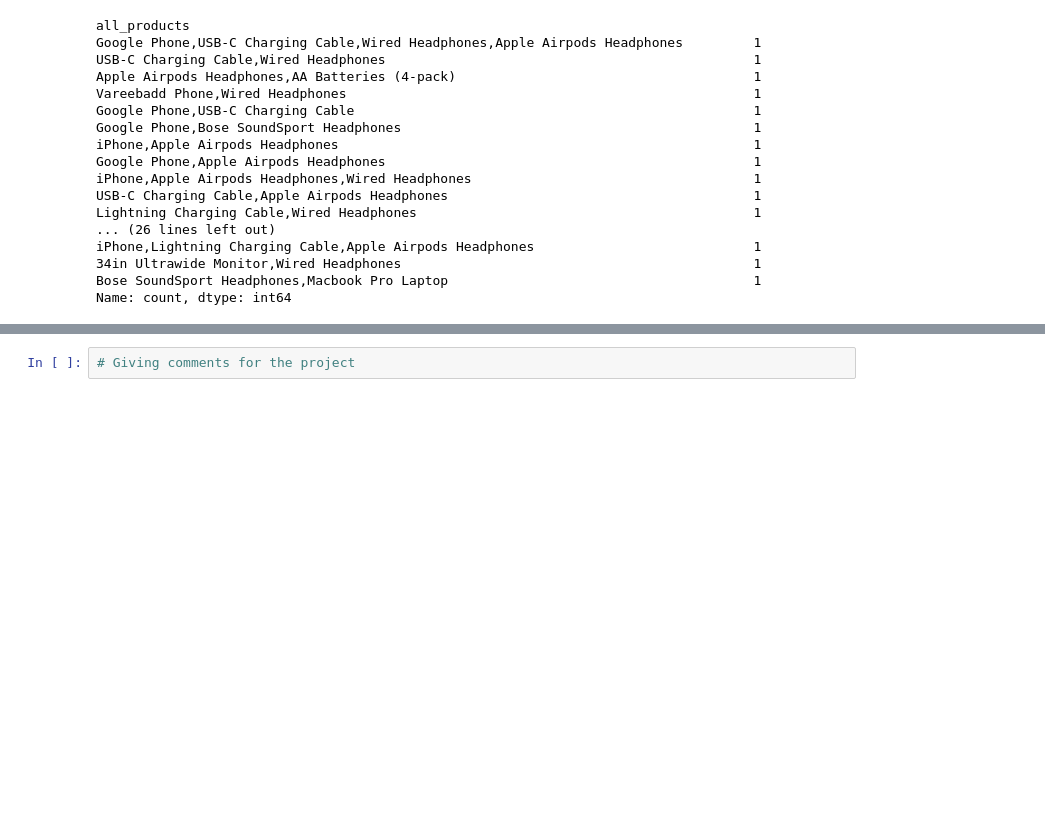
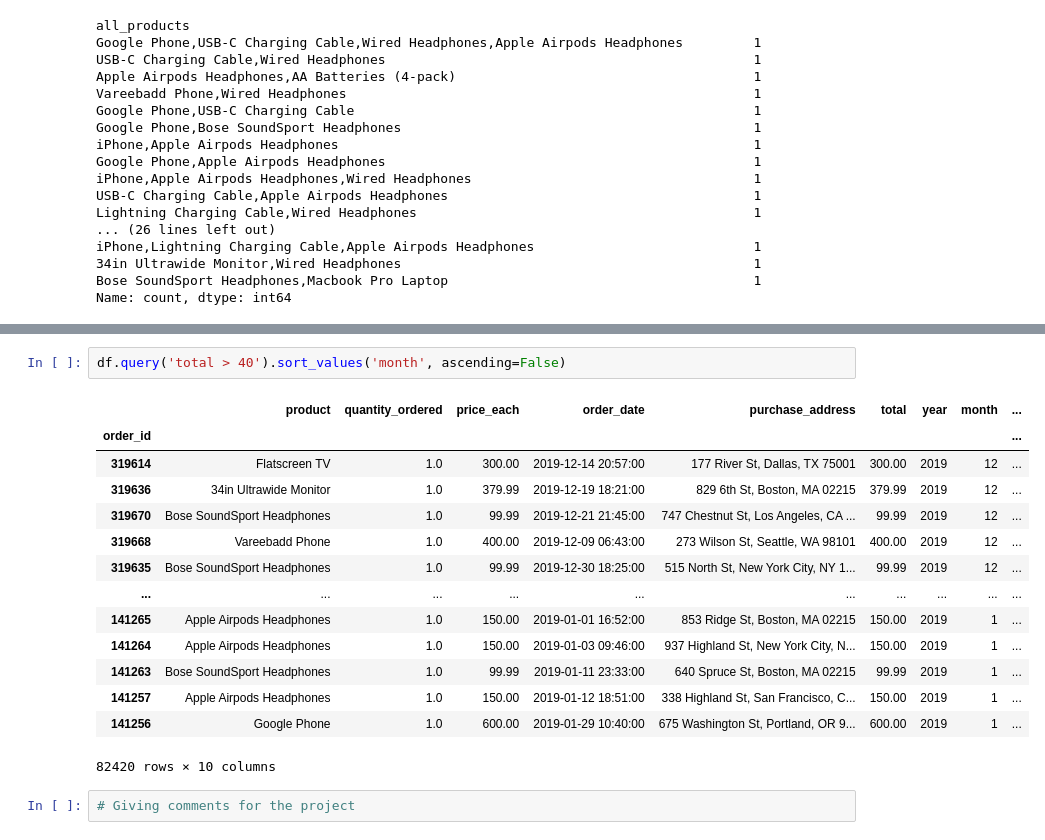
Before and after one commit to HenryHai0407/data_analysis_pandas, a Jupyter notebook: project1.ipynb, the cells around one changed output, grey strips where cells are left out. Cells and saved outputs as stored; diff of their text form; blank space fills up the shorter version.

```diff
--- a/project1.ipynb
+++ b/project1.ipynb
@@ -815,2 +862,19 @@ Name: count, dtype: int64
+# %%
+df.query('total > 40').sort_values('month', ascending=False)
+# %% [output]
+|  | product | quantity_ordered | price_each | order_date | purchase_address | total | year | month | ... |
+| order_id |  |  |  |  |  |  |  |  | ... |
+| 319614 | Flatscreen TV | 1.0 | 300.00 | 2019-12-14 20:57:00 | 177 River St, Dallas, TX 75001 | 300.00 | 2019 | 12 | ... |
+| 319636 | 34in Ultrawide Monitor | 1.0 | 379.99 | 2019-12-19 18:21:00 | 829 6th St, Boston, MA 02215 | 379.99 | 2019 | 12 | ... |
+| 319670 | Bose SoundSport Headphones | 1.0 | 99.99 | 2019-12-21 21:45:00 | 747 Chestnut St, Los Angeles, CA ... | 99.99 | 2019 | 12 | ... |
+| 319668 | Vareebadd Phone | 1.0 | 400.00 | 2019-12-09 06:43:00 | 273 Wilson St, Seattle, WA 98101 | 400.00 | 2019 | 12 | ... |
+| 319635 | Bose SoundSport Headphones | 1.0 | 99.99 | 2019-12-30 18:25:00 | 515 North St, New York City, NY 1... | 99.99 | 2019 | 12 | ... |
+| ... | ... | ... | ... | ... | ... | ... | ... | ... | ... |
+| 141265 | Apple Airpods Headphones | 1.0 | 150.00 | 2019-01-01 16:52:00 | 853 Ridge St, Boston, MA 02215 | 150.00 | 2019 | 1 | ... |
+| 141264 | Apple Airpods Headphones | 1.0 | 150.00 | 2019-01-03 09:46:00 | 937 Highland St, New York City, N... | 150.00 | 2019 | 1 | ... |
+| 141263 | Bose SoundSport Headphones | 1.0 | 99.99 | 2019-01-11 23:33:00 | 640 Spruce St, Boston, MA 02215 | 99.99 | 2019 | 1 | ... |
+| 141257 | Apple Airpods Headphones | 1.0 | 150.00 | 2019-01-12 18:51:00 | 338 Highland St, San Francisco, C... | 150.00 | 2019 | 1 | ... |
+| 141256 | Google Phone | 1.0 | 600.00 | 2019-01-29 10:40:00 | 675 Washington St, Portland, OR 9... | 600.00 | 2019 | 1 | ... |
+82420 rows × 10 columns
 # %%
 # Giving comments for the project
```
Also changed, not shown: parts of 5 cells of this notebook, 1 other file.
